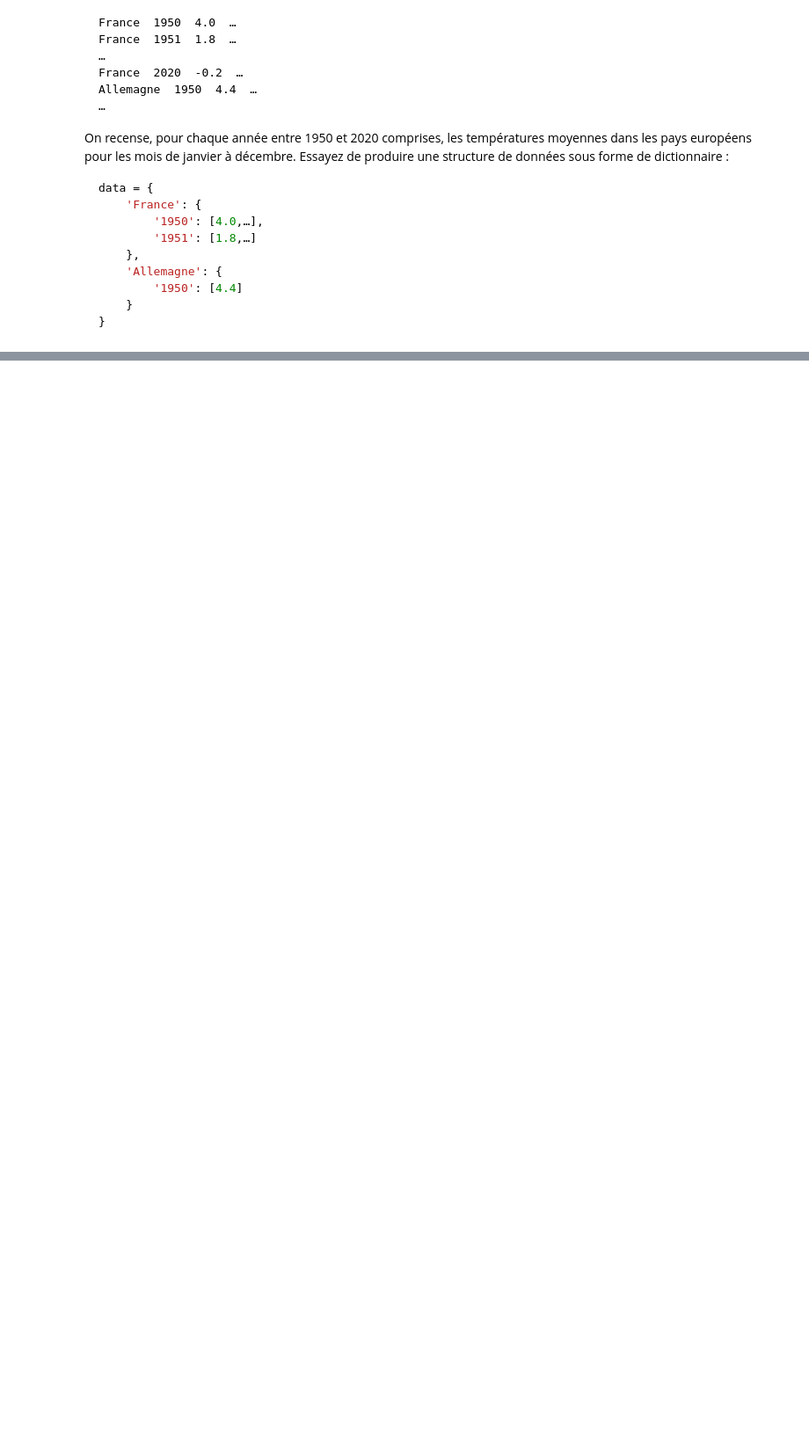
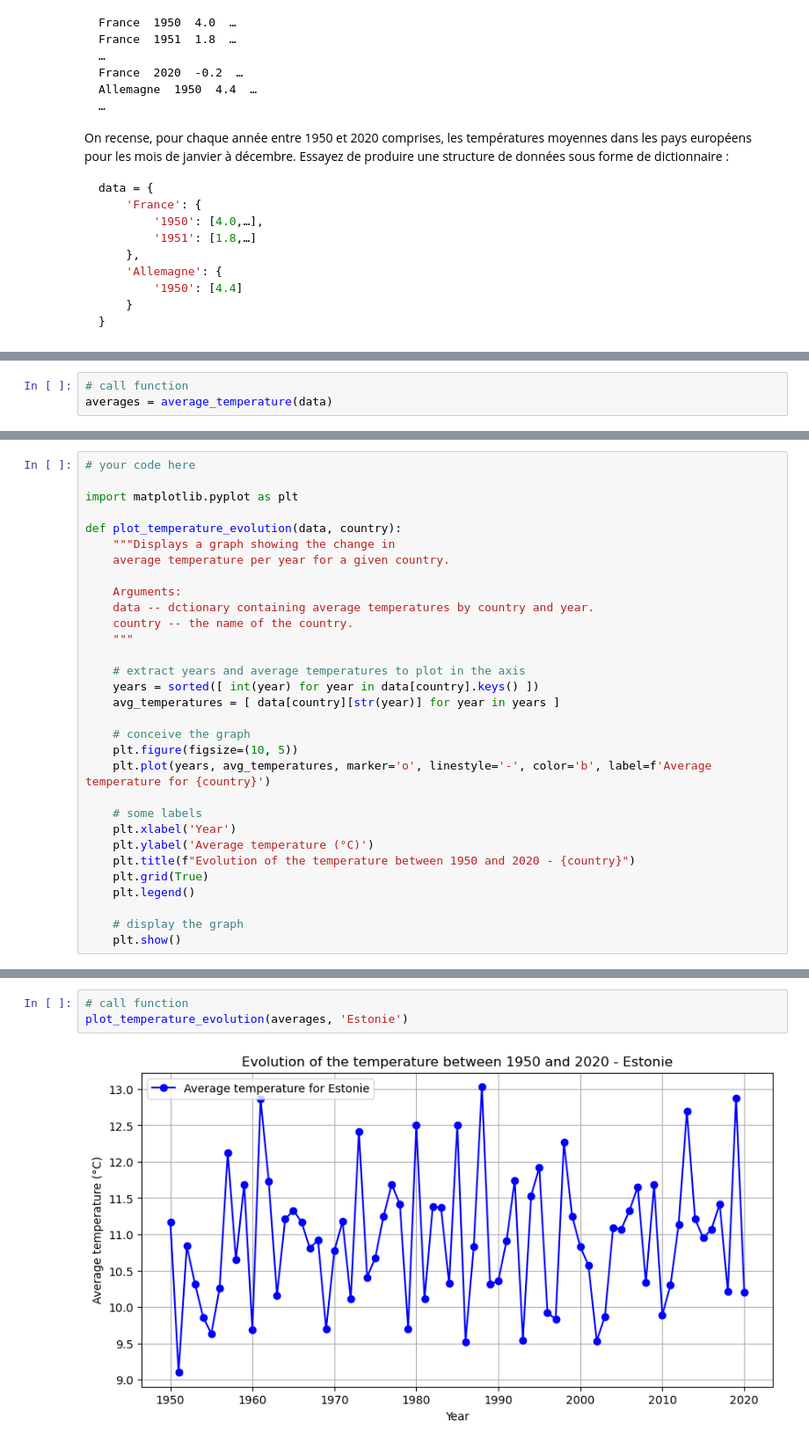
Before and after one commit to Alex-bzh/python-M2TTD, a Jupyter notebook: 3.broad-outlines/answers/2.2.european-mean-temperature.ipynb, the cells around one changed output, grey strips where cells are left out. Shown at 88% size. Saved outputs shown, nothing was run; the diff lists cells and outputs as text; blank space fills up the shorter version.

```diff
--- a/3.broad-outlines/answers/2.2.european-mean-temperature.ipynb
+++ b/3.broad-outlines/answers/2.2.european-mean-temperature.ipynb
@@ -34,0 +98,3 @@ data = {
+# %%
+# call function
+averages = average_temperature(data)
@@ -34,0 +103,31 @@ data = {
+# %%
+# your code here
+
+import matplotlib.pyplot as plt
+
+def plot_temperature_evolution(data, country):
+    """Displays a graph showing the change in
+    average temperature per year for a given country.
+
+    Arguments:
+    data -- dctionary containing average temperatures by country and year.
+    country -- the name of the country.
+    """
+
+    # extract years and average temperatures to plot in the axis
+    years = sorted([ int(year) for year in data[country].keys() ])
+    avg_temperatures = [ data[country][str(year)] for year in years ]
+
+    # conceive the graph
+    plt.figure(figsize=(10, 5))
+    plt.plot(years, avg_temperatures, marker='o', linestyle='-', color='b', label=f'Average temperature for {country}')
+
+    # some labels
+    plt.xlabel('Year')
+    plt.ylabel('Average temperature (°C)')
+    plt.title(f"Evolution of the temperature between 1950 and 2020 - {country}")
+    plt.grid(True)
+    plt.legend()
+
+    # display the graph
+    plt.show()
@@ -34,0 +136,5 @@ data = {
+# %%
+# call function
+plot_temperature_evolution(averages, 'Estonie')
+# %% [output]
+[figure, added]
```
Also changed, not shown: parts of 7 cells of this notebook, 1 other file.
